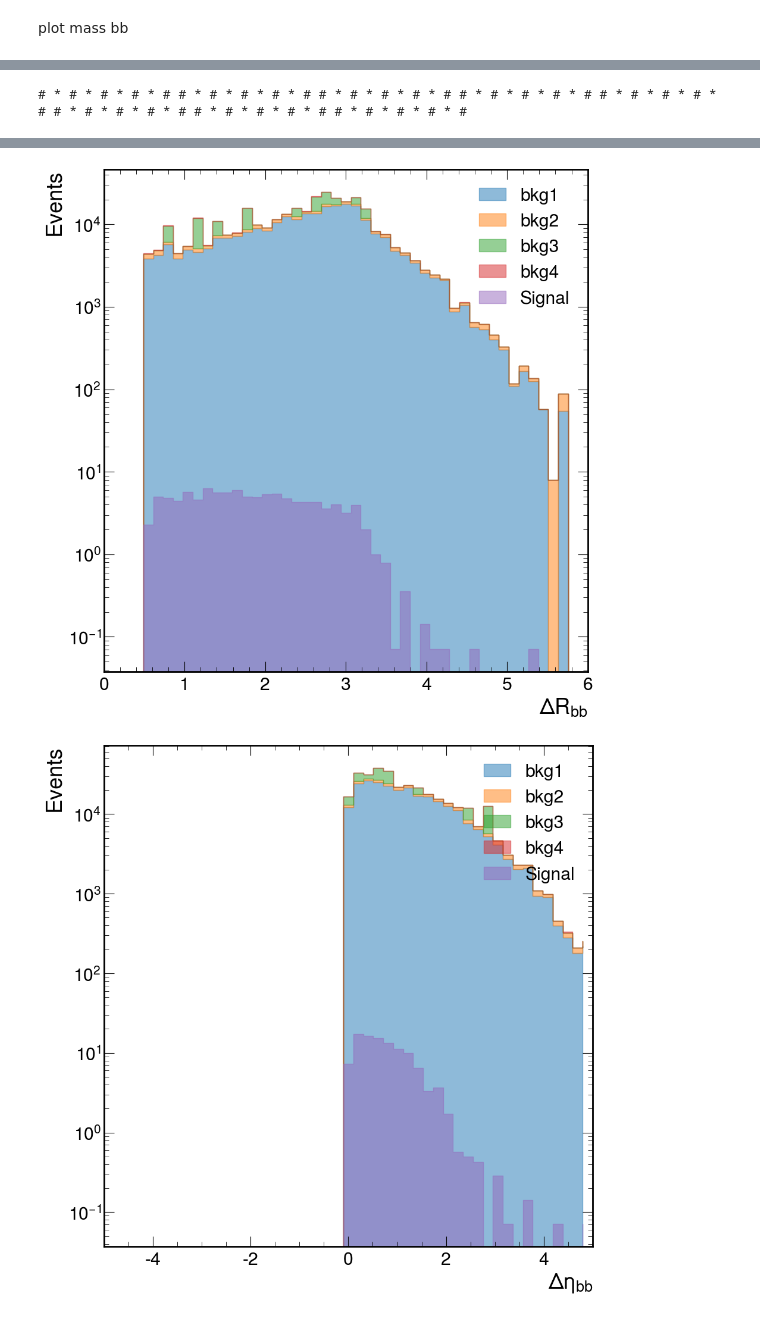
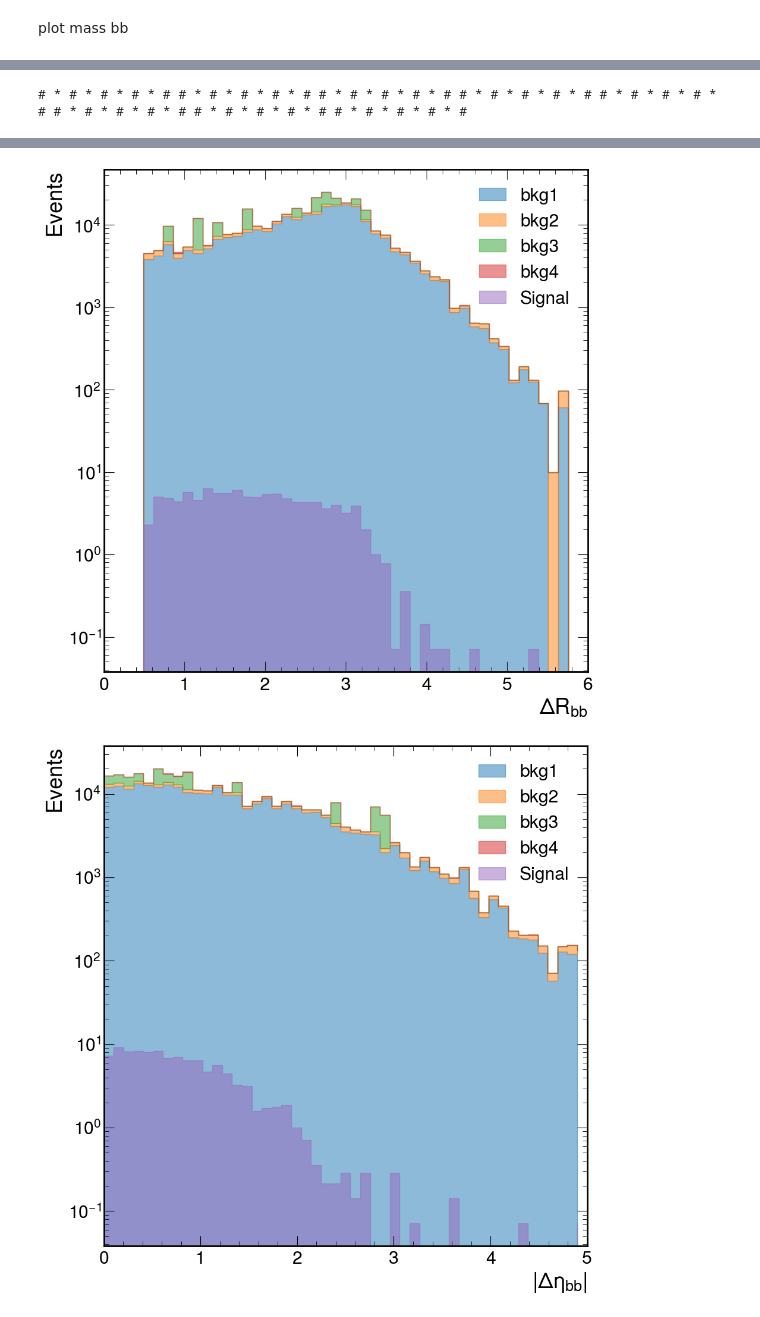
Before and after one commit to WilliamMarci/WHG_Analysis, a Jupyter notebook: plot.ipynb, the cells around one changed output, grey strips where cells are left out. Saved outputs shown, nothing was run; the diff lists cells and outputs as text; code cells hidden in the pictures.

Commit message:
plot

```diff
--- a/plot.ipynb
+++ b/plot.ipynb
@@ -311,7 +311,7 @@ def plot_db_delta_r():
 
 def plot_db_delta_eta():
     """绘制dB_delta_eta分布"""
-    deta_bins = np.linspace(-5, 5, 50)  # Δη通常在-5到5范围内
+    deta_bins = np.linspace(0, 5, 50)  # Δη通常在-5到5范围内
     signal_deta = np.array(signal['dB_delta_eta'])
     bkg1_deta = np.array(bkg1['dB_delta_eta'])
     bkg2_deta = np.array(bkg2['dB_delta_eta'])
@@ -343,15 +343,15 @@ def plot_db_delta_eta():
         signal_label='Signal'
     )
 
-    plt.xlabel("$\\Delta \\eta_{bb}$")
+    plt.xlabel("$|\\Delta \\eta_{bb}|$")
     plt.ylabel("Events")
-    plt.xlim(-5, 5)
+    plt.xlim(0, 5)
     plt.yscale('log')
     plt.legend(loc='upper right')
 
 def plot_db_delta_phi():
     """绘制dB_delta_phi分布"""
-    dphi_bins = np.linspace(-np.pi, np.pi, 50)  # Δφ通常在-π到π范围内
+    dphi_bins = np.linspace(0, np.pi, 25)  # Δφ通常在-π到π范围内
     signal_dphi = np.array(signal['dB_delta_phi'])
     bkg1_dphi = np.array(bkg1['dB_delta_phi'])
     bkg2_dphi = np.array(bkg2['dB_delta_phi'])
@@ -383,9 +383,9 @@ def plot_db_delta_phi():
         signal_label='Signal'
     )
 
-    plt.xlabel("$\\Delta \\phi_{bb}$")
+    plt.xlabel("$|\\Delta \\phi_{bb}|$")
     plt.ylabel("Events")
-    plt.xlim(-np.pi, np.pi)
+    plt.xlim(0, np.pi)
     plt.yscale('log')
     plt.legend(loc='upper right')
 
@@ -500,2 +500,2 @@ plt.savefig("figures/photon_energy.png", dpi=300)
-[figure, old version]
+[figure, new version]
-[figure, old version]
+[figure, new version]
```
Also changed, not shown: parts of 5 cells of this notebook, 1 other file.
